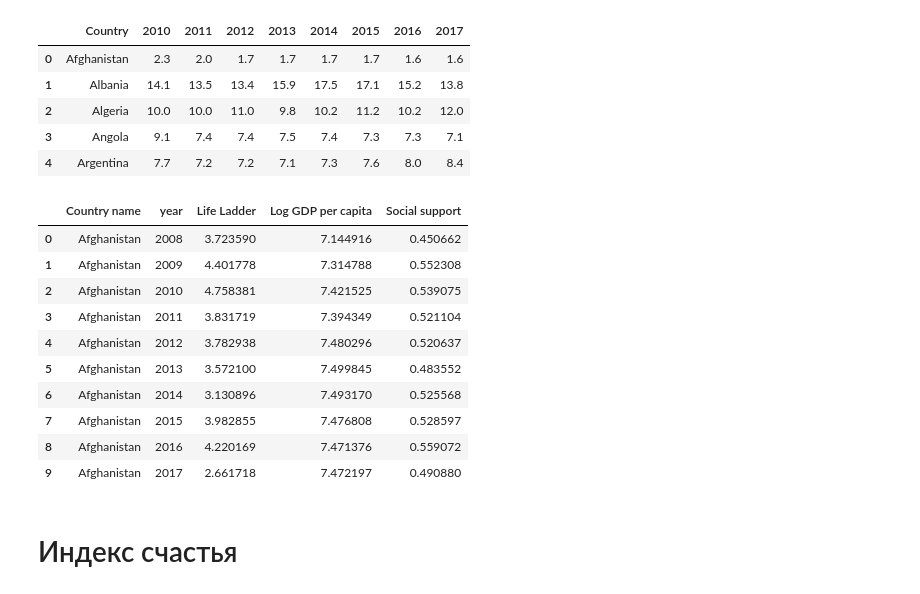
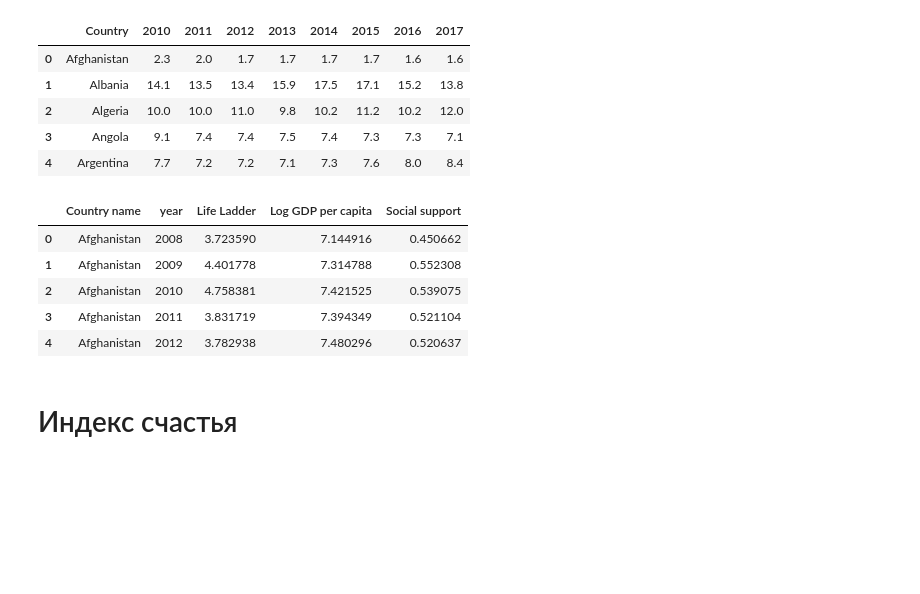
Before and after one commit to team-hack-0819/social-env, a Jupyter notebook: data.ipynb, the cells around one changed output. Cells and saved outputs as stored; diff of their text form; code cells hidden in the pictures; blank space fills up the shorter version.

```diff
--- a/data.ipynb
+++ b/data.ipynb
@@ -106,17 +88,12 @@ unemployment[['Country','2010','2011','2012','2013','2014','2015','2016','2017']
 # %%
-happiness_life_expectancy_and_other[['Country name','year','Life Ladder','Log GDP per capita','Social support']].head(10)
+happiness_life_expectancy_and_other[['Country name','year','Life Ladder','Log GDP per capita','Social support']].head(5)
 # %% [output]
 |  | Country name | year | Life Ladder | Log GDP per capita | Social support |
 | 0 | Afghanistan | 2008 | 3.723590 | 7.144916 | 0.450662 |
 | 1 | Afghanistan | 2009 | 4.401778 | 7.314788 | 0.552308 |
 | 2 | Afghanistan | 2010 | 4.758381 | 7.421525 | 0.539075 |
 | 3 | Afghanistan | 2011 | 3.831719 | 7.394349 | 0.521104 |
 | 4 | Afghanistan | 2012 | 3.782938 | 7.480296 | 0.520637 |
-| 5 | Afghanistan | 2013 | 3.572100 | 7.499845 | 0.483552 |
-| 6 | Afghanistan | 2014 | 3.130896 | 7.493170 | 0.525568 |
-| 7 | Afghanistan | 2015 | 3.982855 | 7.476808 | 0.528597 |
-| 8 | Afghanistan | 2016 | 4.220169 | 7.471376 | 0.559072 |
-| 9 | Afghanistan | 2017 | 2.661718 | 7.472197 | 0.490880 |
 # %% [markdown]
 # Индекс счастья
 # %%
```
Also changed, not shown: parts of 13 cells of this notebook.
